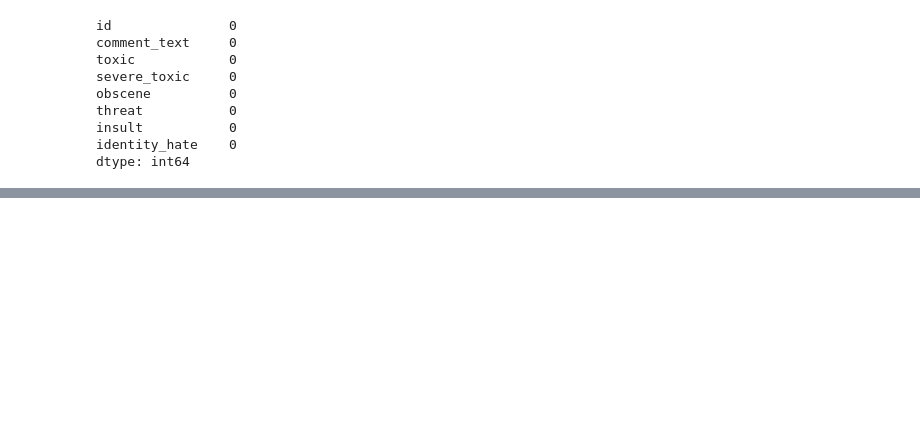
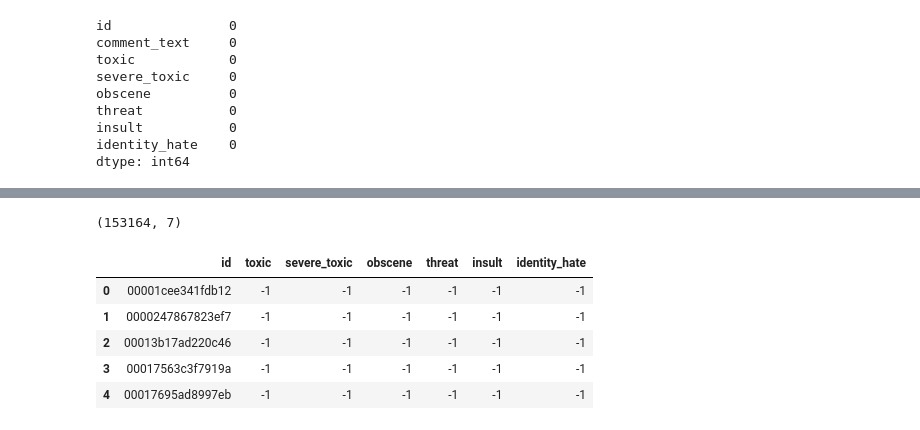
Before and after one commit to TechLadyZ/Springboard-Data-Science-Immerse-Program, a Jupyter notebook: Capstone_Project_2/Notebooks/01_Data_Wrangling.ipynb, the cells around one changed output, grey strips where cells are left out. Saved outputs shown, nothing was run; the diff lists cells and outputs as text; code cells hidden in the pictures; blank space fills up the shorter version.

```diff
--- a/Capstone_Project_2/Notebooks/01_Data_Wrangling.ipynb
+++ b/Capstone_Project_2/Notebooks/01_Data_Wrangling.ipynb
@@ -87,0 +90,13 @@ toxic.head()
+# %%
+test_label.shape
+# %% [output]
+(153164, 7)
+# %%
+test_label.head()
+# %% [output]
+|  | id | toxic | severe_toxic | obscene | threat | insult | identity_hate |
+| 0 | 00001cee341fdb12 | -1 | -1 | -1 | -1 | -1 | -1 |
+| 1 | 0000247867823ef7 | -1 | -1 | -1 | -1 | -1 | -1 |
+| 2 | 00013b17ad220c46 | -1 | -1 | -1 | -1 | -1 | -1 |
+| 3 | 00017563c3f7919a | -1 | -1 | -1 | -1 | -1 | -1 |
+| 4 | 00017695ad8997eb | -1 | -1 | -1 | -1 | -1 | -1 |
```
Also changed, not shown: parts of 53 cells of this notebook.
